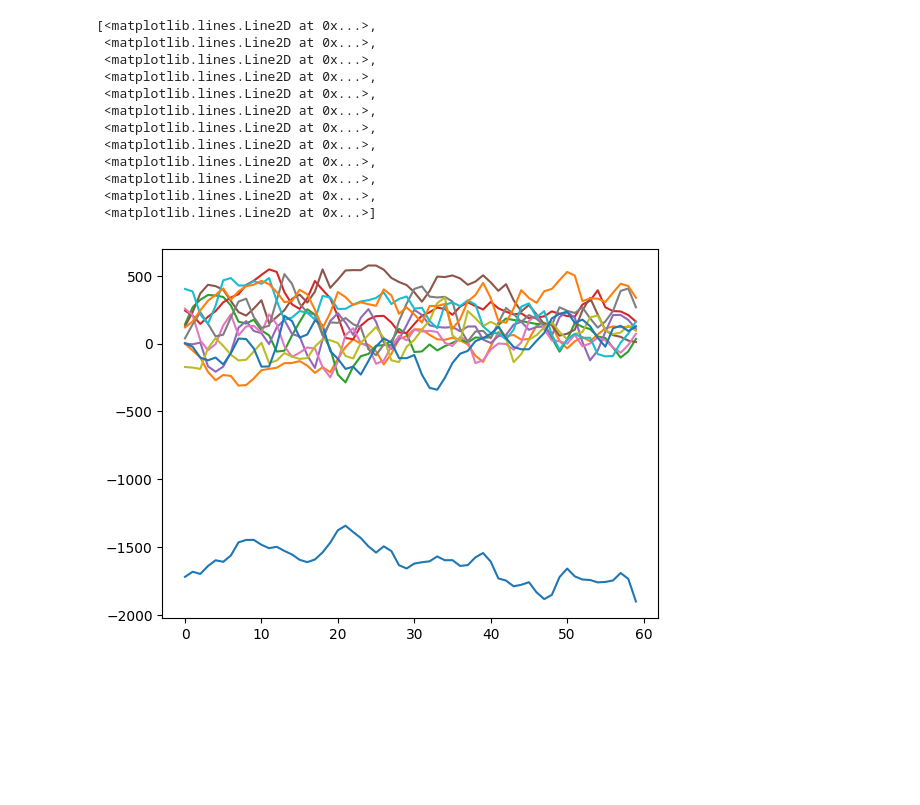
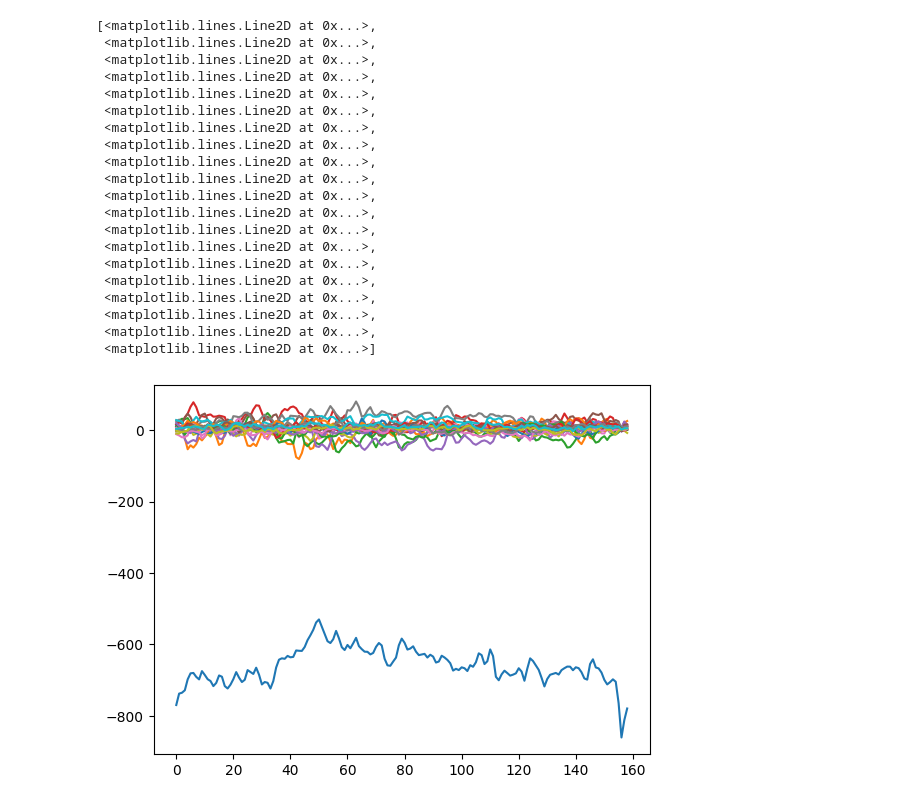
Before and after one commit to FedericoAlvetreti/TherMike, a Jupyter notebook: PYpeline.ipynb, the cells around one changed output. Cells and saved outputs as stored; diff of their text form; code cells hidden in the pictures; blank space fills up the shorter version.

```diff
--- a/PYpeline.ipynb
+++ b/PYpeline.ipynb
@@ -24,32 +22,40 @@ dic_2 = {file:{'Label':None,
 for file in tqdm.tqdm(our_files):
     path = 'C:/Users/Leonardo/Desktop/UNIVERSITA/MS/I anno/II semestre/SL/FINAL_PROJECT/Nuova cartella/processed-recs/' + file
     audio, _ = librosa.load(path, sr=None)
-    dic_1[file]['MFCC'] = librosa.feature.mfcc(y=audio, sr=44100, n_mfcc=12)
+    dic_1[file]['MFCC'] = librosa.feature.mfcc(y=audio, sr=16000, n_mfcc=20, dct_type=2, n_fft=1012, hop_length=256, norm='ortho')
     dic_1[file]['Author'] = file.split('_')[2]
     dic_1[file]['Label']  = float(file.split('_')[3][:-4])
 
 for file in tqdm.tqdm(paper_files):
     path = 'C:/Users/Leonardo/Desktop/UNIVERSITA/MS/I anno/II semestre/SL/FINAL_PROJECT/Nuova cartella/processed-recs-paper/' + file
     audio, _ = librosa.load(path, sr=None)
-    dic_2[file]['MFCC'] = librosa.feature.mfcc(y=audio, sr=44100, n_mfcc=12,lifter=24)
+    dic_2[file]['MFCC'] = librosa.feature.mfcc(y=audio, sr=16000, n_mfcc=20, dct_type=2, n_fft=1012, hop_length=256, norm='ortho')
     dic_2[file]['Label'] = float(file.split('_')[3][:-4])
 # %%
 keys = list(dic_2.keys())
-plt.plot(dic_2[keys[1]]['MFCC'].transpose())
+plt.plot(dic_2[keys[2]]['MFCC'].transpose())
 # %% [output]
 [<matplotlib.lines.Line2D at 0x...>,
  <matplotlib.lines.Line2D at 0x...>,
  <matplotlib.lines.Line2D at 0x...>,
  <matplotlib.lines.Line2D at 0x...>,
  <matplotlib.lines.Line2D at 0x...>,
  <matplotlib.lines.Line2D at 0x...>,
  <matplotlib.lines.Line2D at 0x...>,
  <matplotlib.lines.Line2D at 0x...>,
  <matplotlib.lines.Line2D at 0x...>,
  <matplotlib.lines.Line2D at 0x...>,
  <matplotlib.lines.Line2D at 0x...>,
+ <matplotlib.lines.Line2D at 0x...>,
+ <matplotlib.lines.Line2D at 0x...>,
+ <matplotlib.lines.Line2D at 0x...>,
+ <matplotlib.lines.Line2D at 0x...>,
+ <matplotlib.lines.Line2D at 0x...>,
+ <matplotlib.lines.Line2D at 0x...>,
+ <matplotlib.lines.Line2D at 0x...>,
+ <matplotlib.lines.Line2D at 0x...>,
  <matplotlib.lines.Line2D at 0x...>]
-[figure, old version]
+[figure, new version]
 # %%
 # Functional tool kit
 
```
Also changed, not shown: parts of 10 cells of this notebook, 10 other files.
